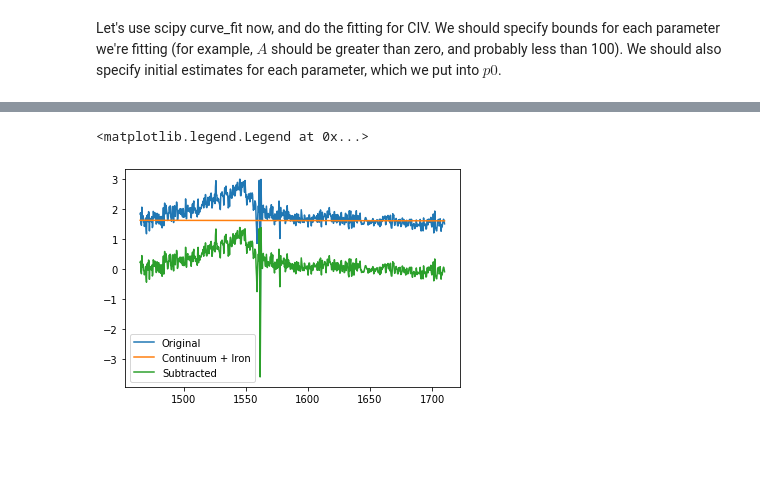
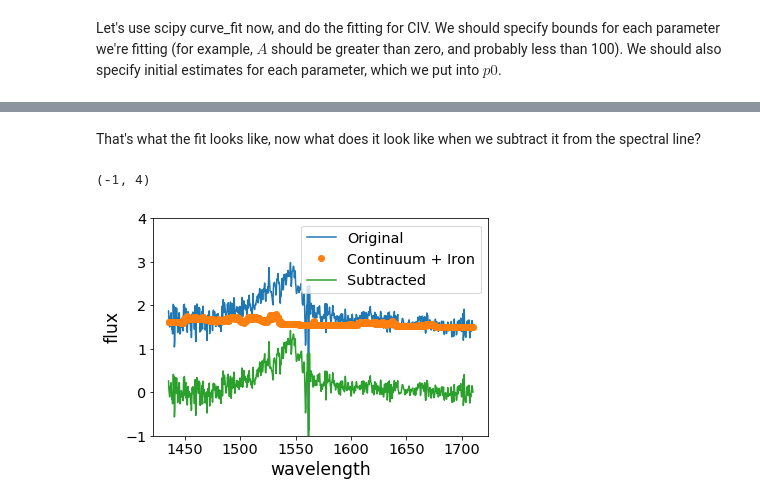
Before and after one commit to RaySSharma/CIV-Variability, a Jupyter notebook: Notes/01-03-20/continuum-iron-fitting.ipynb, the cells around one changed output, grey strips where cells are left out. Saved outputs shown, nothing was run; the diff lists cells and outputs as text; code cells hidden in the pictures; blank space fills up the shorter version.

Commit message:
Adjusted Fe convolution, added linear rebinning

```diff
--- a/Notes/01-03-20/continuum-iron-fitting.ipynb
+++ b/Notes/01-03-20/continuum-iron-fitting.ipynb
@@ -20,3 +19,9 @@ sig = 1/np.sqrt(abs(ivar))
+# %%
+civ_ix = (wav > 1435) & (wav < 1710)
+flux = flux[civ_ix]
+wav = wav[civ_ix]
+ivar = ivar[civ_ix]
+sig = 1/np.sqrt(abs(ivar))
 # %% [markdown]
 Let's also load in the iron template file, in log space. I'm using Pandas to read in data, but you can use whatever you're familiar with.
 # %%
@@ -41,8 +48,12 @@ Next, let's define a function that "rebins" our wavelengths so they are spaced l
 # %%
 def rebin_logspace(x, y):
     log_x = np.log10(x)
-    new_x = np.logspace(log_x[1], log_x[-2], len(x))
+    new_x = np.logspace(log_x[1], log_x[-1], len(x))
     return new_x, interp1d(x, y)
+
+def rebin_linspace(x, y):
+    new_x = np.linspace(x[1], x[-1], len(x))
+    return new_x, interp1d(x, y)
 # %%
 log_iron_wav, log_iron_spline = rebin_logspace(iron_wav, iron_flux)
 # %% [markdown]
@@ -52,7 +63,9 @@ $$A \lambda^k + 10^B F_{iron},$$
 where $F_{iron}$ is the convolved iron template, and $10^B$ is the normalization for the iron template ($B$ itself ends up being very small)
 # %%
 def fitting_function(lam, A, k, B, mu, sigma):
-    iron_convolution = np.convolve(log_iron_spline(lam), gaussian(lam, mu, sigma), mode='same')
-    return # Fill in the function
+    global log_wav
+    global ix
+    iron_convolution = np.convolve(log_iron_spline(log_wav), gaussian(log_wav, mu, sigma), mode='same')
+    return (A * lam**k) + (10**B * iron_convolution[ix])
 # %% [markdown]
 Let's use scipy curve_fit now, and do the fitting for CIV. We should specify bounds for each parameter we're fitting (for example, $A$ should be greater than zero, and probably less than 100). We should also specify initial estimates for each parameter, which we put into $p0$.
@@ -69 +72,9 @@ SyntaxError: invalid syntax (<ipython-input-285-3ce4cfad2db2>, line 2)
+# %%
+bounds = [[0, -2, 10, 1500, 0], [100, 2, 20, 1600, 10000]]
+p0 = [10, 0, 14, 1550, 1000]
+
+log_wav, log_flux = rebin_logspace(wav, flux)
+ix = ((log_wav > 1435)&(log_wav < 1465)) | ((log_wav > 1690)&(log_wav < 1710))
+
+pf, covariances = curve_fit(fitting_function, log_wav[ix], log_flux(log_wav[ix]), sigma=sig[ix], bounds=bounds, p0=p0)
 # %% [markdown]
@@ -71,14 +103,19 @@ curve_fit outputs the best fit estimates for each parameter, as well as the cova
+# %% [markdown]
+That's what the fit looks like, now what does it look like when we subtract it from the spectral line?
 # %%
-civ_ix = (wav > 1465) & (wav < 1710)
+ix = (log_wav > 1435) & (log_wav < 1710)
 
-continuum_flux = fitting_function(wav[civ_ix], *popt)
+continuum_flux = fitting_function(log_wav, *pf)
 
-plt.plot(wav[civ_ix], flux[civ_ix], label="Original")
+plt.plot(log_wav, log_flux(log_wav), label="Original")
+plt.plot(log_wav, continuum_flux, 'o', label='Continuum + Iron')
 
-plt.plot(wav[civ_ix], continuum_flux, label='Continuum + Iron')
+plt.plot(log_wav, log_flux(log_wav) - continuum_flux, label='Subtracted')
+plt.legend()
+plt.ylabel('flux')
+plt.xlabel('wavelength')
 
-plt.plot(wav[civ_ix], flux[civ_ix] - continuum_flux, label='Subtracted')
-plt.legend()
+plt.ylim(-1,4)
 # %% [output]
-<matplotlib.legend.Legend at 0x...>
+(-1, 4)
-[figure, old version]
+[figure, new version]
```
Also changed, not shown: parts of 8 cells of this notebook, 1 other file.
